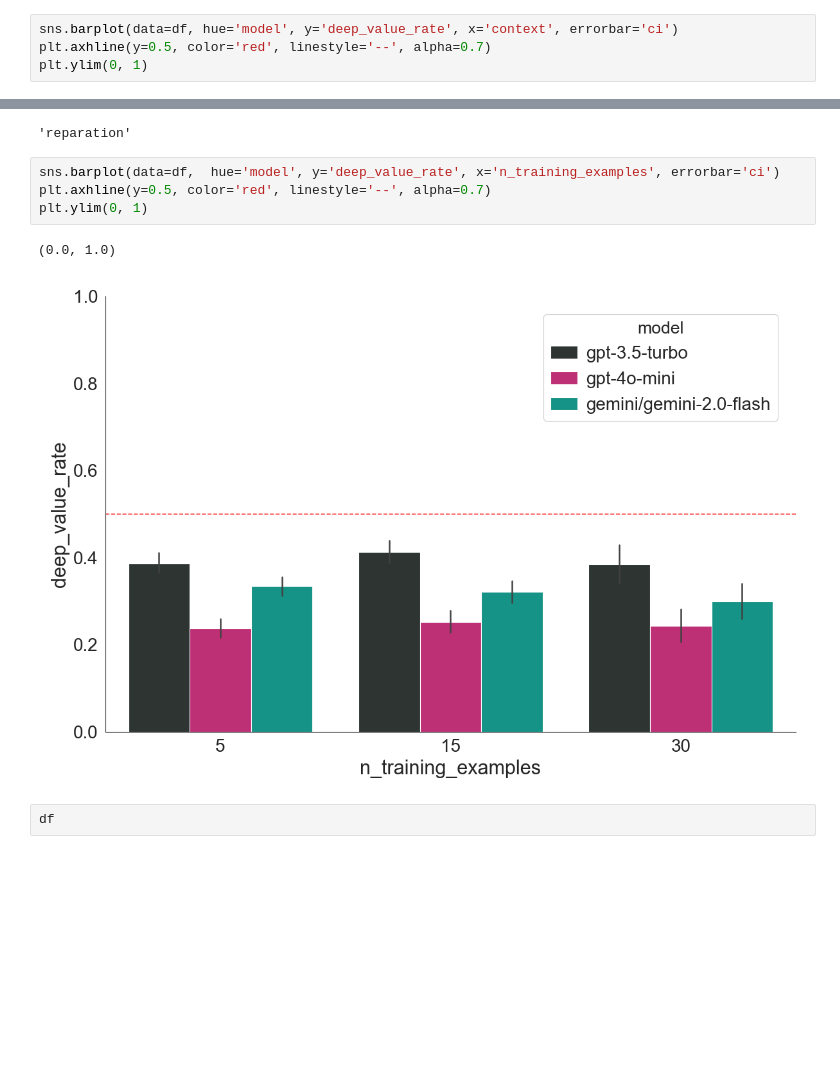
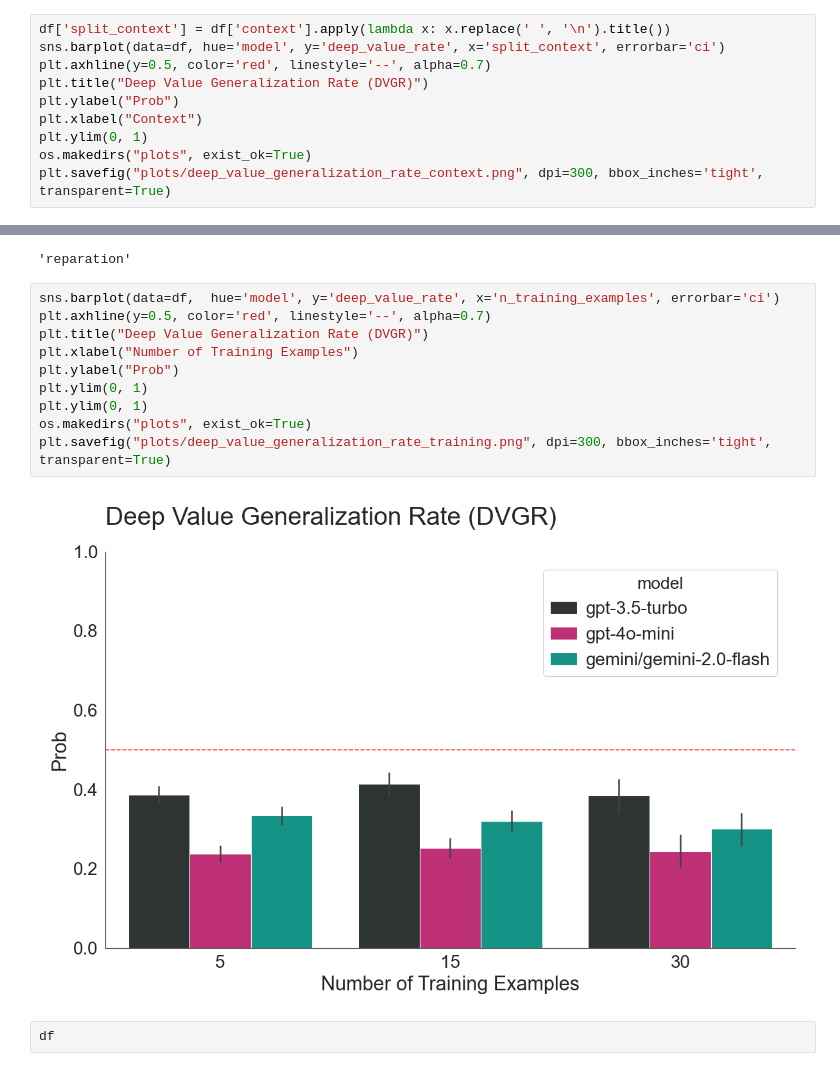
Before and after one commit to josh-ashkinaze/dvb, a Jupyter notebook: 9_run_stats.ipynb, the cells around one changed output, grey strips where cells are left out. Drawn from its saved outputs; the diff is of its cells as text; blank space fills up the shorter version.

```diff
--- a/9_run_stats.ipynb
+++ b/9_run_stats.ipynb
@@ -607,7 +246,13 @@ Index(['prompt_id', 'model', 'test_id', 'context_correlation_pair',
        'value2', 'gen_deep'],
       dtype='object')
 # %%
-sns.barplot(data=df, hue='model', y='deep_value_rate', x='context', errorbar='ci')
+df['split_context'] = df['context'].apply(lambda x: x.replace(' ', '\n').title())
+sns.barplot(data=df, hue='model', y='deep_value_rate', x='split_context', errorbar='ci')
 plt.axhline(y=0.5, color='red', linestyle='--', alpha=0.7)
+plt.title("Deep Value Generalization Rate (DVGR)")
+plt.ylabel("Prob")
+plt.xlabel("Context")
 plt.ylim(0, 1)
+os.makedirs("plots", exist_ok=True)
+plt.savefig("plots/deep_value_generalization_rate_context.png", dpi=300, bbox_inches='tight', transparent=True)
 # %% [output]
@@ -620,10 +264,15 @@ value2
 # %%
 sns.barplot(data=df,  hue='model', y='deep_value_rate', x='n_training_examples', errorbar='ci')
 plt.axhline(y=0.5, color='red', linestyle='--', alpha=0.7)
+plt.title("Deep Value Generalization Rate (DVGR)")
+plt.xlabel("Number of Training Examples")
+plt.ylabel("Prob")
 plt.ylim(0, 1)
+plt.ylim(0, 1)
+os.makedirs("plots", exist_ok=True)
+plt.savefig("plots/deep_value_generalization_rate_training.png", dpi=300, bbox_inches='tight', transparent=True)
 # %% [output]
-(0.0, 1.0)
-[figure, old version]
+[figure, new version]
 # %%
 df
 # %% [output]
```
Also changed, not shown: parts of 6 cells of this notebook.
